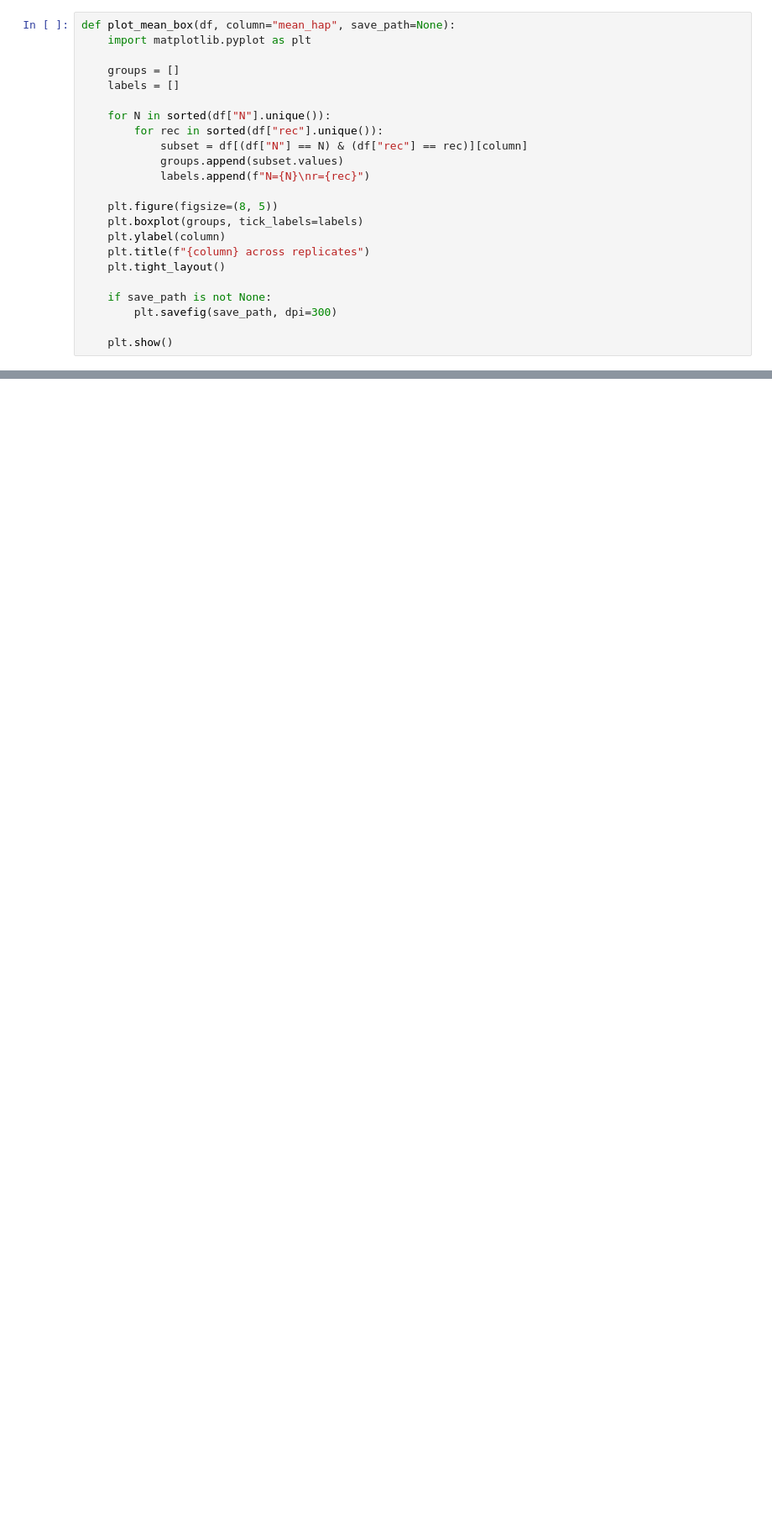
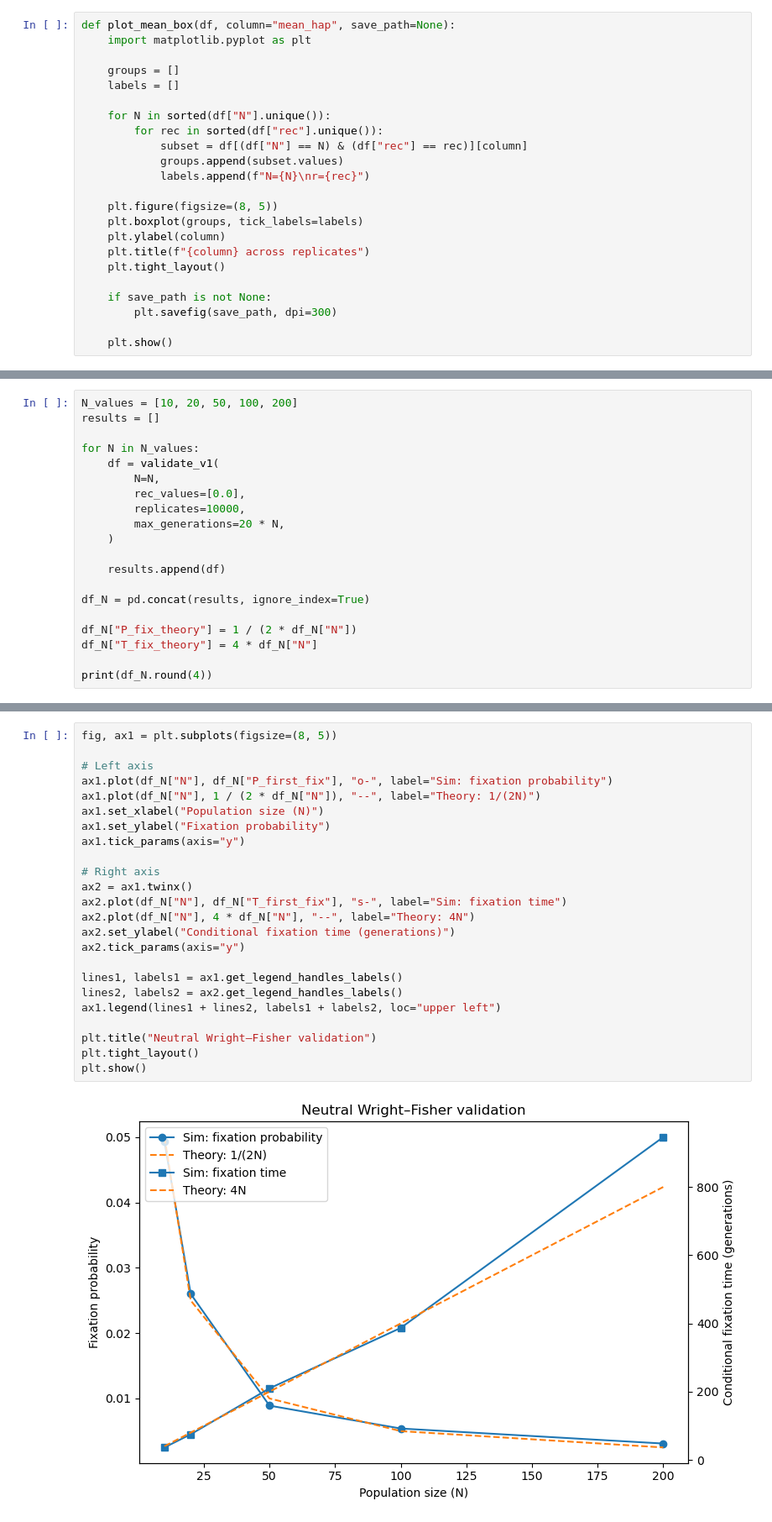
Before and after one commit to Duramenn/CNV_dynamics_2026, a Jupyter notebook: code/stochastic/S0.0_neutral.ipynb, the cells around one changed output, grey strips where cells are left out. Shown at 84% size. Drawn from its saved outputs; the diff is of its cells as text; blank space fills up the shorter version.

Commit message:
add VALIDATION

```diff
--- a/code/stochastic/S0.0_neutral.ipynb
+++ b/code/stochastic/S0.0_neutral.ipynb
@@ -542,0 +636,20 @@ plot_mean_box(df, "mean_dip", save_path="mean_dip_boxplot.pdf")
+# %%
+N_values = [10, 20, 50, 100, 200]
+results = []
+
+for N in N_values:
+    df = validate_v1(
+        N=N,
+        rec_values=[0.0],
+        replicates=10000,
+        max_generations=20 * N,
+    )
+
+    results.append(df)
+
+df_N = pd.concat(results, ignore_index=True)
+
+df_N["P_fix_theory"] = 1 / (2 * df_N["N"])
+df_N["T_fix_theory"] = 4 * df_N["N"]
+
+print(df_N.round(4))
@@ -542,0 +670,26 @@ plot_mean_box(df, "mean_dip", save_path="mean_dip_boxplot.pdf")
+# %%
+fig, ax1 = plt.subplots(figsize=(8, 5))
+
+# Left axis
+ax1.plot(df_N["N"], df_N["P_first_fix"], "o-", label="Sim: fixation probability")
+ax1.plot(df_N["N"], 1 / (2 * df_N["N"]), "--", label="Theory: 1/(2N)")
+ax1.set_xlabel("Population size (N)")
+ax1.set_ylabel("Fixation probability")
+ax1.tick_params(axis="y")
+
+# Right axis
+ax2 = ax1.twinx()
+ax2.plot(df_N["N"], df_N["T_first_fix"], "s-", label="Sim: fixation time")
+ax2.plot(df_N["N"], 4 * df_N["N"], "--", label="Theory: 4N")
+ax2.set_ylabel("Conditional fixation time (generations)")
+ax2.tick_params(axis="y")
+
+lines1, labels1 = ax1.get_legend_handles_labels()
+lines2, labels2 = ax2.get_legend_handles_labels()
+ax1.legend(lines1 + lines2, labels1 + labels2, loc="upper left")
+
+plt.title("Neutral Wright–Fisher validation")
+plt.tight_layout()
+plt.show()
+# %% [output]
+[figure, added]
```
Also changed, not shown: parts of 5 cells of this notebook, 4 other files.
